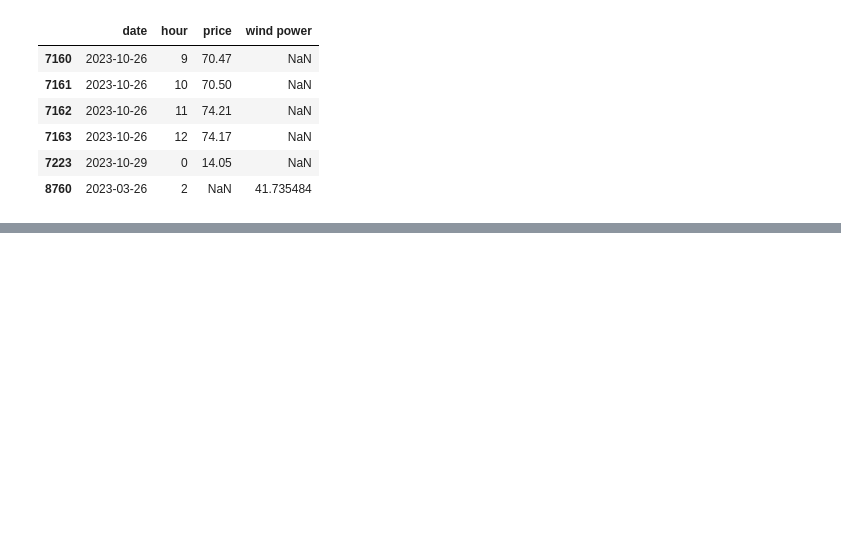
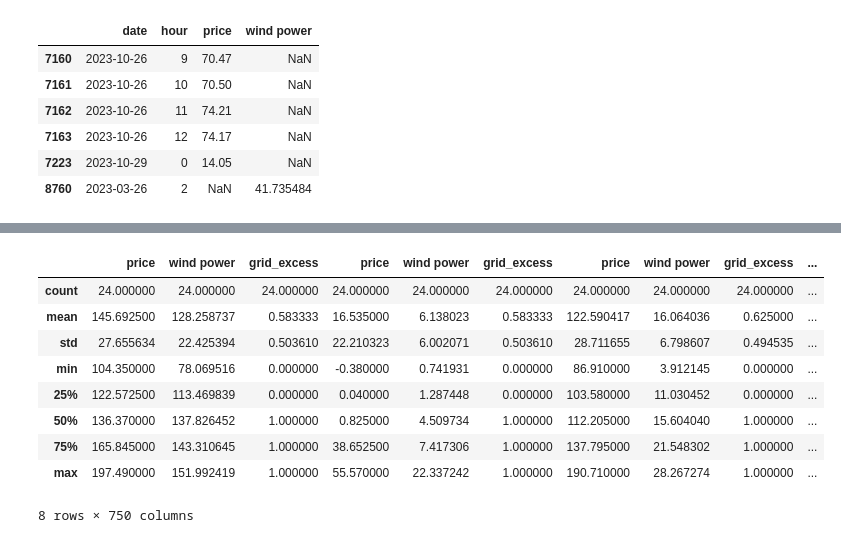
Before and after one commit to Max-f123/Renewables_in_Electricity_Markets, a Jupyter notebook: Assignment2/data/scenario_creator.ipynb, the cells around one changed output, grey strips where cells are left out. Drawn from its saved outputs; the diff is of its cells as text; code cells hidden in the pictures; blank space fills up the shorter version.

```diff
--- a/Assignment2/data/scenario_creator.ipynb
+++ b/Assignment2/data/scenario_creator.ipynb
@@ -73,3 +98,16 @@ for i in random_scenarios:
+# %%
+scenarios_200.describe()
+# %% [output]
+|  | price | wind power | grid_excess | price | wind power | grid_excess | price | wind power | grid_excess | ... |
+| count | 24.000000 | 24.000000 | 24.000000 | 24.000000 | 24.000000 | 24.000000 | 24.000000 | 24.000000 | 24.000000 | ... |
+| mean | 145.692500 | 128.258737 | 0.583333 | 16.535000 | 6.138023 | 0.583333 | 122.590417 | 16.064036 | 0.625000 | ... |
+| std | 27.655634 | 22.425394 | 0.503610 | 22.210323 | 6.002071 | 0.503610 | 28.711655 | 6.798607 | 0.494535 | ... |
+| min | 104.350000 | 78.069516 | 0.000000 | -0.380000 | 0.741931 | 0.000000 | 86.910000 | 3.912145 | 0.000000 | ... |
+| 25% | 122.572500 | 113.469839 | 0.000000 | 0.040000 | 1.287448 | 0.000000 | 103.580000 | 11.030452 | 0.000000 | ... |
+| 50% | 136.370000 | 137.826452 | 1.000000 | 0.825000 | 4.509734 | 1.000000 | 112.205000 | 15.604040 | 1.000000 | ... |
+| 75% | 165.845000 | 143.310645 | 1.000000 | 38.652500 | 7.417306 | 1.000000 | 137.795000 | 21.548302 | 1.000000 | ... |
+| max | 197.490000 | 151.992419 | 1.000000 | 55.570000 | 22.337242 | 1.000000 | 190.710000 | 28.267274 | 1.000000 | ... |
+8 rows × 750 columns
 # %%
 #save as csv
 scenarios_200.to_csv('scenarios_200.csv', index=False)
```
Also changed, not shown: parts of 5 cells of this notebook, 5 other files.
